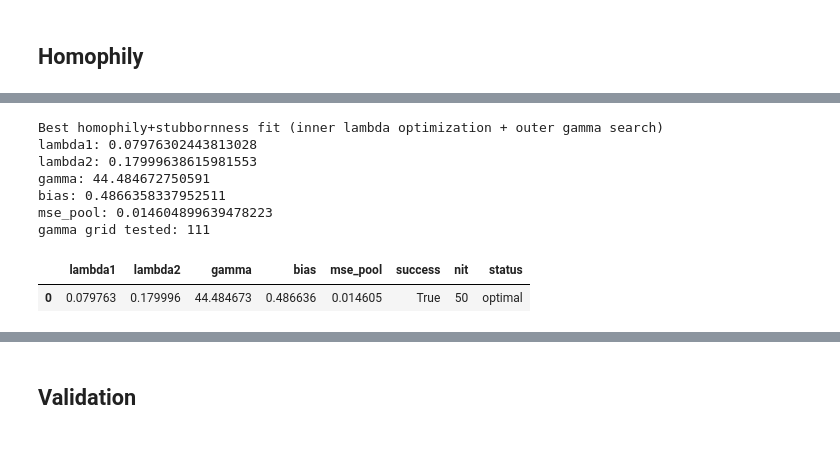
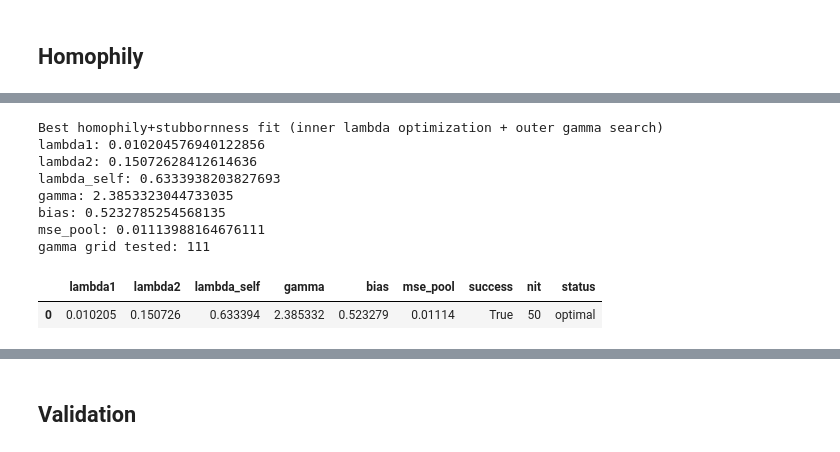
Before and after one commit to samuelLi05/llm-network, a Jupyter notebook: modeling/models/opinion_fitting.ipynb, the cells around one changed output, grey strips where cells are left out. Cells and saved outputs as stored; diff of their text form; code cells hidden in the pictures.

```diff
--- a/modeling/models/opinion_fitting.ipynb
+++ b/modeling/models/opinion_fitting.ipynb
@@ -162,47 +238,48 @@ BEST_HOMO_STUB = fit_homophily_stubborness(
     RUN_TRAJ,
     RUN_NEIGHBORS,
     gamma0=HOMOPHILY_GAMMA,
-    lambda1=0.0,
-    lambda2=0.0,
-    bias0=0.0,
 )
 
 homo_stub_rows = [{
     "lambda1": BEST_HOMO_STUB["lambda1"],
     "lambda2": BEST_HOMO_STUB["lambda2"],
+    "lambda_self": BEST_HOMO_STUB["lambda_self"],
     "gamma": BEST_HOMO_STUB["gamma"],
     "bias": BEST_HOMO_STUB["bias"],
     "mse_pool": BEST_HOMO_STUB["mse_pool"],
     "success": BEST_HOMO_STUB["success"],
     "nit": BEST_HOMO_STUB["nit"],
     "status": BEST_HOMO_STUB["status"],
 }]
 
 HOMO_STUB_LAMBDA_TABLE = pd.DataFrame(homo_stub_rows).sort_values("mse_pool").reset_index(drop=True)
 
 print("Best homophily+stubbornness fit (inner lambda optimization + outer gamma search)")
 print("lambda1:", BEST_HOMO_STUB["lambda1"])
 print("lambda2:", BEST_HOMO_STUB["lambda2"])
+print("lambda_self:", BEST_HOMO_STUB["lambda_self"])
 print("gamma:", BEST_HOMO_STUB["gamma"])
 print("bias:", BEST_HOMO_STUB["bias"])
 print("mse_pool:", BEST_HOMO_STUB["mse_pool"])
 print("gamma grid tested:", len(BEST_HOMO_STUB.get("gamma_grid", [])))
 
 HOMO_STUB_A = BEST_HOMO_STUB["Abar"]
 HOMO_STUB_GAMMA = BEST_HOMO_STUB["gamma"]
 HOMO_STUB_BIAS = BEST_HOMO_STUB["bias"]
 HOMO_STUB_L1 = BEST_HOMO_STUB["lambda1"]
 HOMO_STUB_L2 = BEST_HOMO_STUB["lambda2"]
+HOMO_STUB_LSELF = BEST_HOMO_STUB["lambda_self"]
 
 HOMO_STUB_LAMBDA_TABLE.head(10)
 # %% [output]
 Best homophily+stubbornness fit (inner lambda optimization + outer gamma search)
-lambda1: 0.07976302443813028
-lambda2: 0.17999638615981553
-gamma: 44.484672750591
-bias: 0.4866358337952511
-mse_pool: 0.014604899639478223
+lambda1: 0.010204576940122856
+lambda2: 0.15072628412614636
+lambda_self: 0.6333938203827693
+gamma: 2.3853323044733035
+bias: 0.5232785254568135
+mse_pool: 0.01113988164676111
 gamma grid tested: 111
-|  | lambda1 | lambda2 | gamma | bias | mse_pool | success | nit | status |
-| 0 | 0.079763 | 0.179996 | 44.484673 | 0.486636 | 0.014605 | True | 50 | optimal |
+|  | lambda1 | lambda2 | lambda_self | gamma | bias | mse_pool | success | nit | status |
+| 0 | 0.010205 | 0.150726 | 0.633394 | 2.385332 | 0.523279 | 0.01114 | True | 50 | optimal |
 # %%
```
Also changed, not shown: parts of 10 cells of this notebook, 2 other files.
